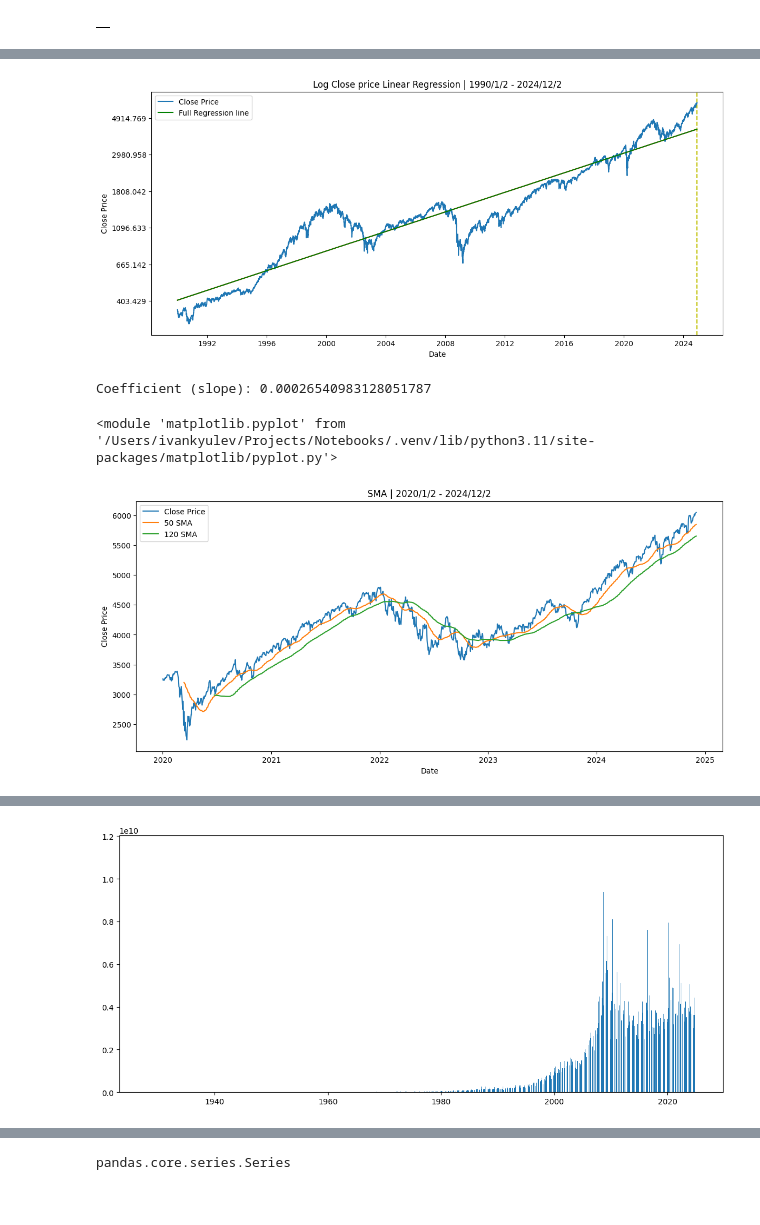
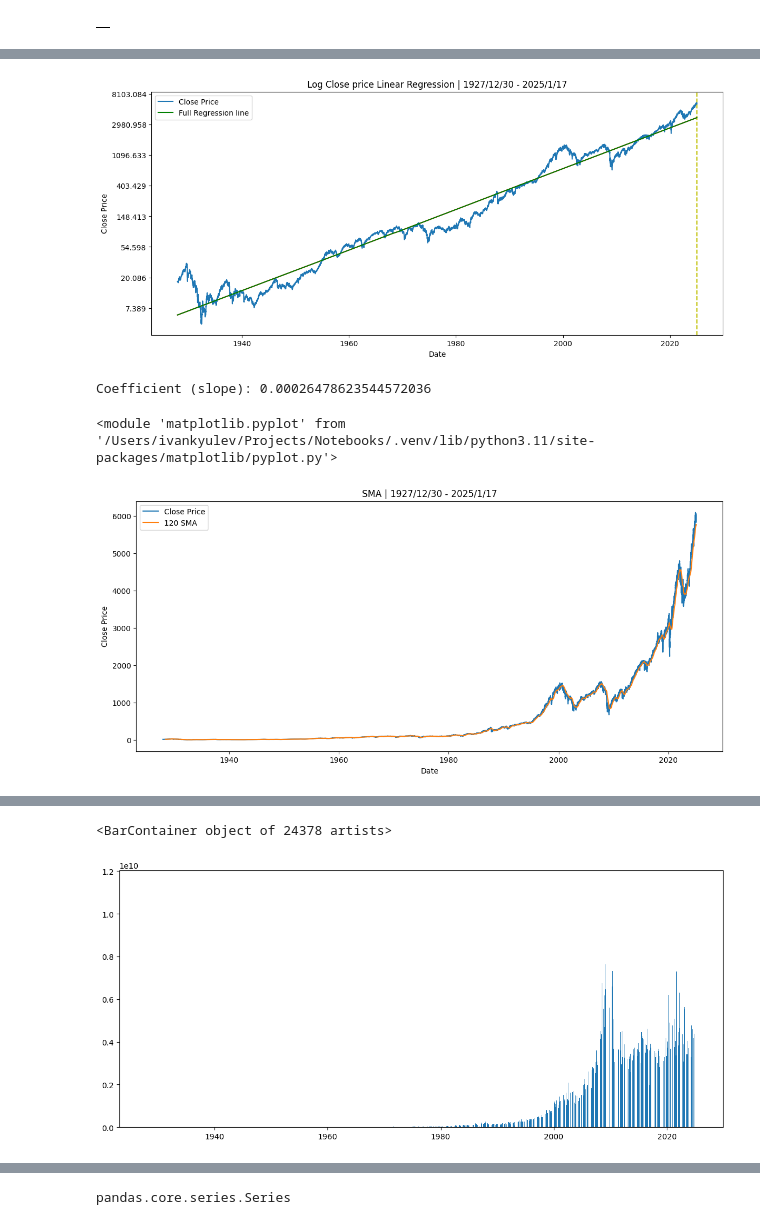
Before and after one commit to ivandimitrovkyulev/Notebooks, a Jupyter notebook: sample/analyses.ipynb, the cells around one changed output, grey strips where cells are left out. Saved outputs shown, nothing was run; the diff lists cells and outputs as text; code cells hidden in the pictures.

```diff
--- a/sample/analyses.ipynb
+++ b/sample/analyses.ipynb
@@ -105,12 +105,10 @@ Coefficient (slope): 0.7469453711172215
 # %%
-plotting.plot_regression_line(history["1990":], reg_line_count=1, log_scale=True)
+plotting.plot_regression_line(history, reg_line_count=1, log_scale=True)
 # %% [output]
-[figure, old version]
+[figure, new version]
-Coefficient (slope): 0.00026540983128051787
+Coefficient (slope): 0.00026478623544572036
 <module 'matplotlib.pyplot' from '/Users/ivankyulev/Projects/Notebooks/.venv/lib/python3.11/site-packages/matplotlib/pyplot.py'>
 # %%
-plotting.plot_sma(history["2020":], [50, 120], hide_data=False)
-plt.figure(figsize=(14, 6))
-plt.bar(history.index, history["Volume"])
+plotting.plot_sma(history, [120, ], hide_data=False)
 # %% [output]
-[figure, old version]
+[figure, new version]
@@ -118,4 +116,9 @@ plt.bar(history.index, history["Volume"])
-[figure, removed]
+# %%
+plt.figure(figsize=(14, 6))
+plt.bar(history.index, history["Volume"])
+# %% [output]
+<BarContainer object of 24378 artists>
+[figure, added]
 # %%
 plotting.plot_bolinger_bands(history["2023":], 20, 1)
 # %% [output]
```
Also changed, not shown: parts of 8 cells of this notebook, 5 other files.
